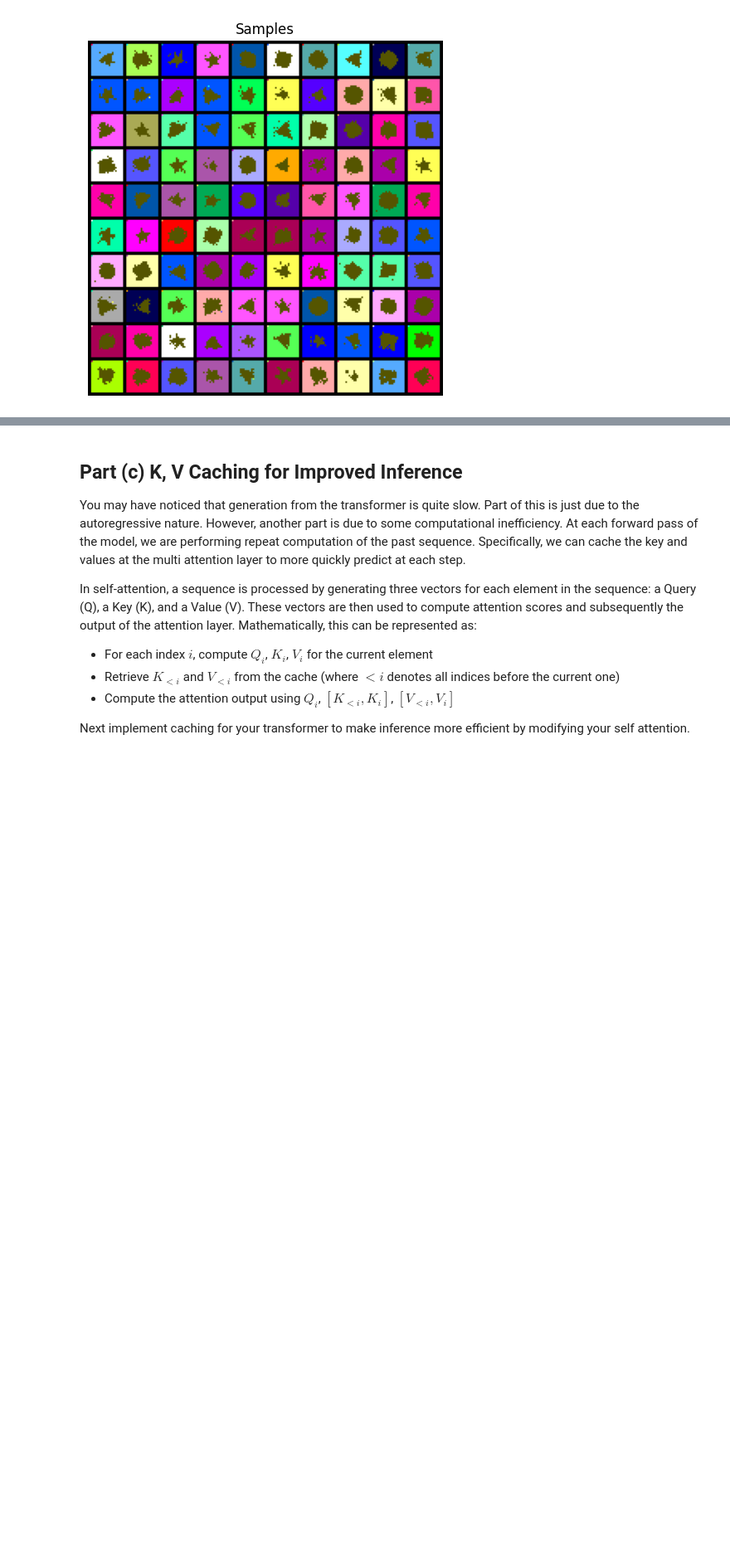
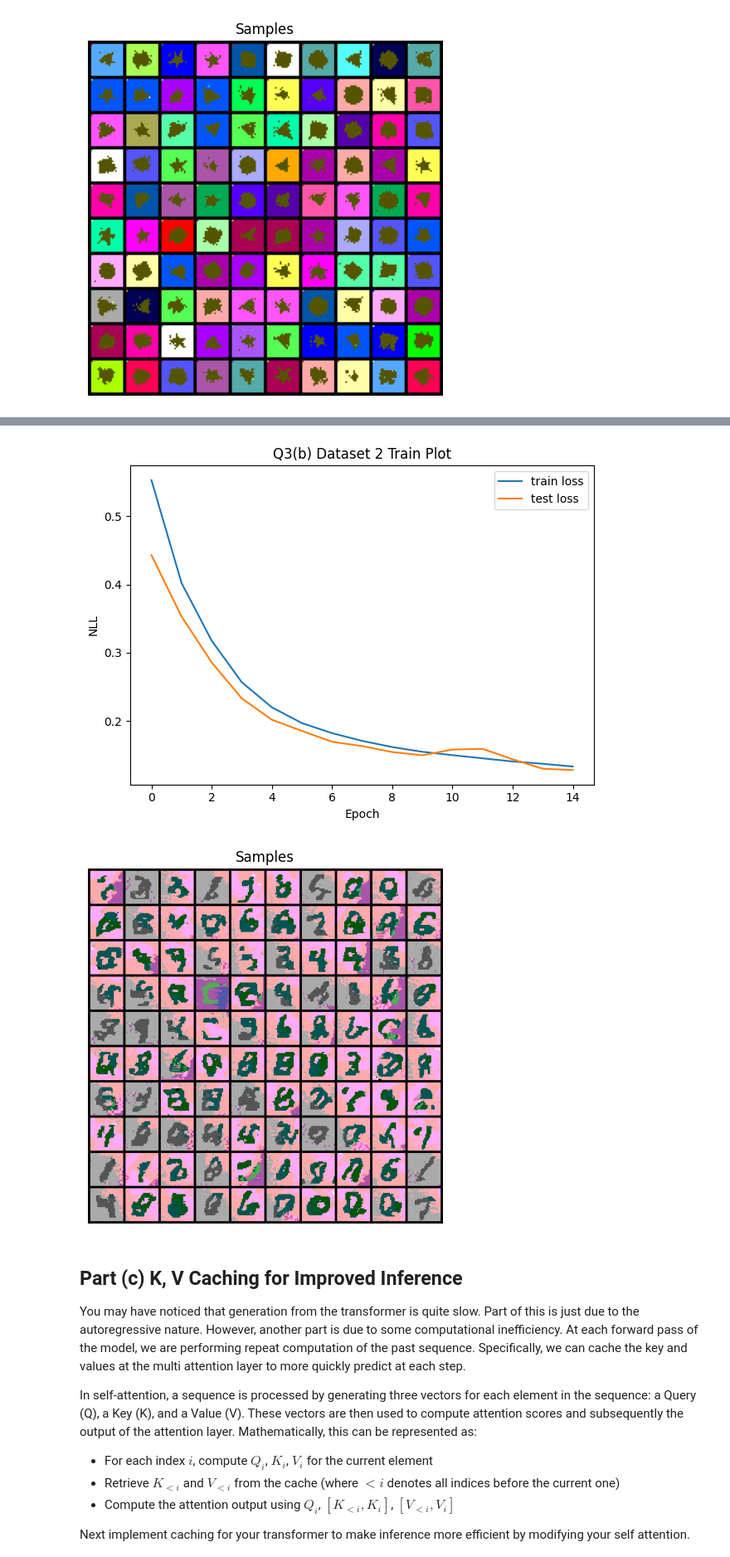
Before and after one commit to bkorany/bkorany, a Jupyter notebook: homeworks/hw1/hw1.ipynb, the cells around one changed output, grey strips where cells are left out. Shown at 83% size. Saved outputs shown, nothing was run; the diff lists cells and outputs as text; code cells hidden in the pictures; blank space fills up the shorter version.

```diff
--- a/homeworks/hw1/hw1.ipynb
+++ b/homeworks/hw1/hw1.ipynb
@@ -533,7 +771,7 @@ def get_token_idx(x, channel_dim, base):
   if x.size(channel_dim) == 1:
     return x
   c = torch.from_numpy(np.array([base**i for i in range(x.size(channel_dim))])).float().to(device)
-  return (x.float() @ c).long()
+  return (x.float().to(device) @ c).long()
 
 def get_token_from_idx(x, num_channels, base): # assuming channel dimension is last
   if num_channels == 1:
@@ -932,4 +982,5 @@ Final Test Loss: 0.0474
 [figure]
 [figure]
 # %%
-q3ab_save_results(2, 'b', q3_b)
+q3ab_save_results(2, 'b', q3_a)
+# %% [output]
@@ -936,3 +1007,5 @@ q3ab_save_results(2, 'b', q3_b)
+[figure, added]
+[figure, added]
 # %% [markdown]
 ## Part (c) K, V Caching for Improved Inference
 You may have noticed that generation from the transformer is quite slow. Part of this is just due to the autoregressive nature. However, another part is due to some computational inefficiency. At each forward pass of the model, we are performing repeat computation of the past sequence. Specifically, we can cache the key and values at the multi attention layer to more quickly predict at each step.
```
Also changed, not shown: parts of 14 cells of this notebook.
